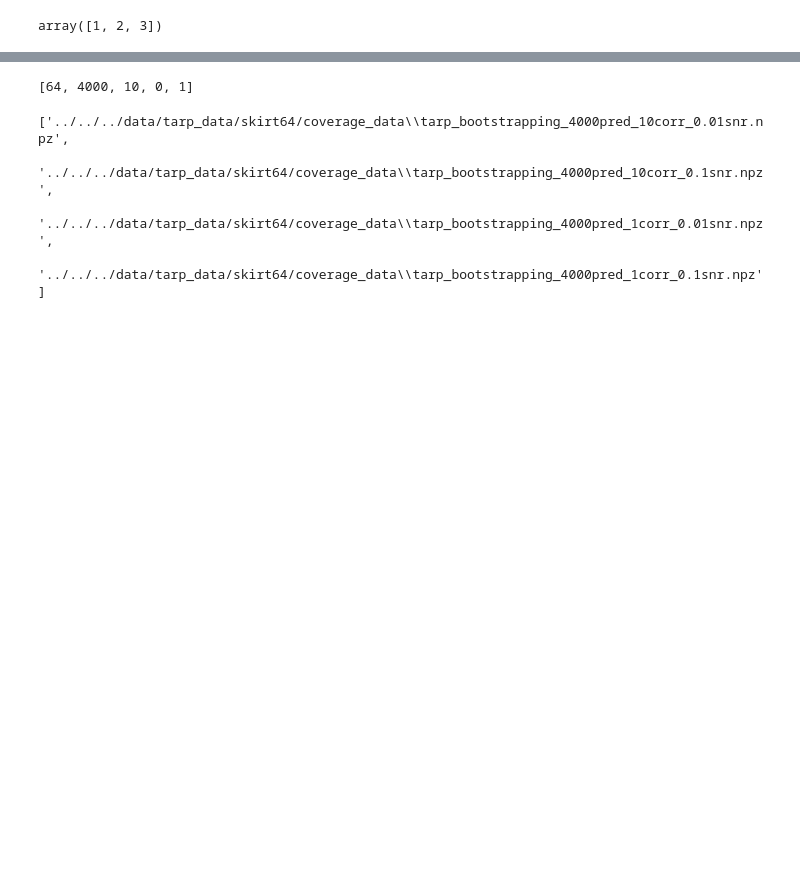
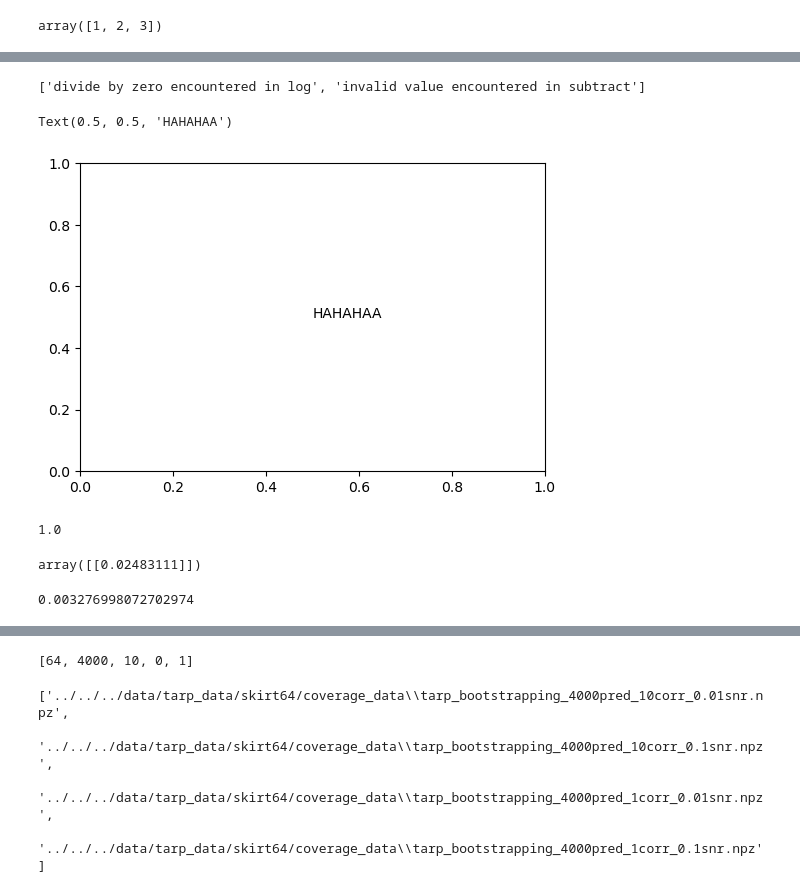
Before and after one commit to EnceladeCandy/bayesian-imaging-radio, a Jupyter notebook: notebooks/viewing_tarp.ipynb, the cells around one changed output, grey strips where cells are left out. Saved outputs shown, nothing was run; the diff lists cells and outputs as text; code cells hidden in the pictures; blank space fills up the shorter version.

```diff
--- a/notebooks/viewing_tarp.ipynb
+++ b/notebooks/viewing_tarp.ipynb
@@ -171,0 +361,4 @@ data_1
+# %%
+warning_messages
+# %% [output]
+['divide by zero encountered in log', 'invalid value encountered in subtract']
@@ -171,0 +367,6 @@ data_1
+# %%
+fig, ax = plt.subplots(1,1, figsize = (6,4))
+ax.text(0.5, 0.5, "HAHAHAA")
+# %% [output]
+Text(0.5, 0.5, 'HAHAHAA')
+[figure, added]
@@ -171,0 +375,8 @@ data_1
+# %%
+np.ceil(sigma_k)
+# %% [output]
+1.0
+# %%
+result.hess_inv
+# %% [output]
+array([[0.02483111]])
@@ -171,0 +387,4 @@ data_1
+# %%
+chi_fit.max()
+# %% [output]
+0.003276998072702974
```
Also changed, not shown: parts of 24 cells of this notebook, 1 other file.
